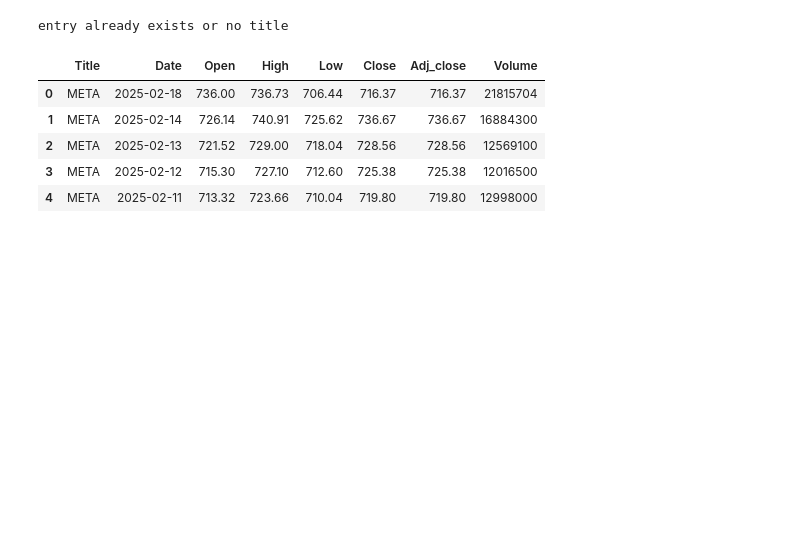
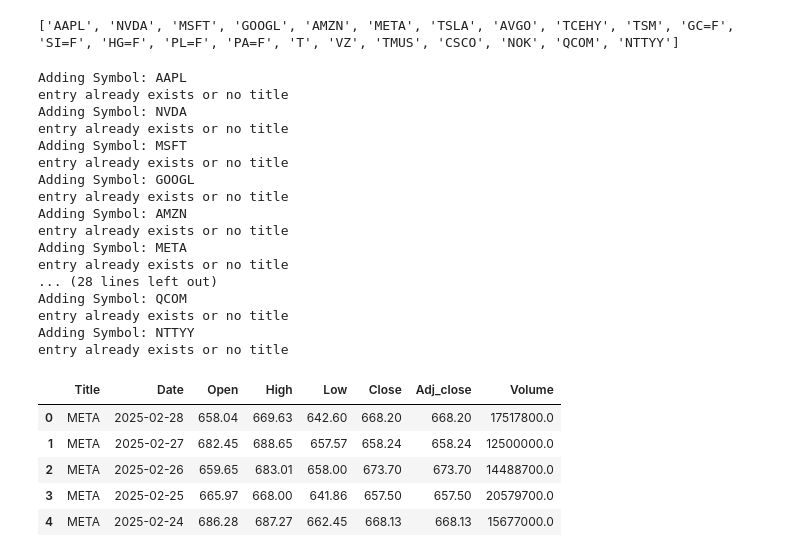
Before and after one commit to NaDub/MLFI_2025, a Jupyter notebook: Visualize/descriptive.ipynb, the cells around one changed output. Saved outputs shown, nothing was run; the diff lists cells and outputs as text; code cells hidden in the pictures; blank space fills up the shorter version.

```diff
--- a/Visualize/descriptive.ipynb
+++ b/Visualize/descriptive.ipynb
@@ -9,14 +10,76 @@ import pandas as pd
+# %%
+symbols_dict = {
+    'tech_symbols' : [
+        "AAPL",   # Apple Inc.
+        "NVDA",   # Nvidia Corporation
+        "MSFT",   # Microsoft Corporation
+        "GOOGL",  # Alphabet Inc. (classe A)
+        "AMZN",   # Amazon.com Inc.
+        "META",   # Meta Platforms Inc.
+        "TSLA",   # Tesla Inc.
+        "AVGO",   # Broadcom Inc.
+        "TCEHY",  # Tencent Holdings Ltd.
+        "TSM"     # Taiwan Semiconductor Manufacturing Company
+    ],
+
+    'commodities_symbols' : [
+        "GC=F",   # Or (Gold) - utilisé pour les semi-conducteurs et connecteurs électroniques
+        "SI=F",   # Argent (Silver) - utilisé dans les circuits imprimés et batteries
+        "HG=F",   # Cuivre (Copper) - essentiel pour le câblage et les cartes mères
+        #"AL=F",   # Aluminium (Aluminum) - utilisé dans la fabrication des boîtiers d’ordinateurs et de smartphones
+        "PL=F",   # Platine (Platinum) - utilisé dans certains composants électroniques et piles à combustible
+        "PA=F",   # Palladium (Palladium) - essentiel pour la fabrication de capteurs et composants électroniques
+        #"LMCADS03=GB",  # Cobalt (Cobalt) - indispensable pour les batteries lithium-ion
+        #"LTHM",   # Lithium (Lithium) - essentiel pour les batteries des véhicules électriques et smartphones
+        #"FEF=F",  # Minerai de fer (Iron Ore) - utilisé dans la construction d’équipements et de serveurs
+        #"ZNCADS03=GB"   # Zinc (Zinc) - utilisé pour le revêtement anticorrosion et certains alliages électroniques
+    ],
+
+    'telecom_symbols' : [
+        "T",      # AT&T Inc.
+        "VZ",     # Verizon Communications Inc.
+        "TMUS",   # T-Mobile US, Inc.
+        "CSCO",   # Cisco Systems, Inc.
+        "NOK",    # Nokia Corporation
+        #"ERIC",   # Ericsson (Telefonaktiebolaget LM Ericsson)
+        "QCOM",   # Qualcomm Incorporated
+        #"CHL",    # China Mobile Limited
+        "NTTYY",  # Nippon Telegraph and Telephone Corporation (NTT)
+        #"ORAN"    # Orange S.A.
+    ]
+}
+
+all_symbols = [symbol for category in symbols_dict.values() for symbol in category]
+print(all_symbols)
+# %% [output]
+['AAPL', 'NVDA', 'MSFT', 'GOOGL', 'AMZN', 'META', 'TSLA', 'AVGO', 'TCEHY', 'TSM', 'GC=F', 'SI=F', 'HG=F', 'PL=F', 'PA=F', 'T', 'VZ', 'TMUS', 'CSCO', 'NOK', 'QCOM', 'NTTYY']
 # %%
-df = get_data('META')
+df = get_data(all_symbols)
 df.head()
 # %% [output]
+Adding Symbol: AAPL
 entry already exists or no title
+Adding Symbol: NVDA
+entry already exists or no title
+Adding Symbol: MSFT
+entry already exists or no title
+Adding Symbol: GOOGL
+entry already exists or no title
+Adding Symbol: AMZN
+entry already exists or no title
+Adding Symbol: META
+entry already exists or no title
+... (28 lines left out)
+Adding Symbol: QCOM
+entry already exists or no title
+Adding Symbol: NTTYY
+entry already exists or no title
 |  | Title | Date | Open | High | Low | Close | Adj_close | Volume |
-| 0 | META | 2025-02-18 | 736.00 | 736.73 | 706.44 | 716.37 | 716.37 | 21815704 |
-| 1 | META | 2025-02-14 | 726.14 | 740.91 | 725.62 | 736.67 | 736.67 | 16884300 |
-| 2 | META | 2025-02-13 | 721.52 | 729.00 | 718.04 | 728.56 | 728.56 | 12569100 |
-| 3 | META | 2025-02-12 | 715.30 | 727.10 | 712.60 | 725.38 | 725.38 | 12016500 |
-| 4 | META | 2025-02-11 | 713.32 | 723.66 | 710.04 | 719.80 | 719.80 | 12998000 |
+| 0 | META | 2025-02-28 | 658.04 | 669.63 | 642.60 | 668.20 | 668.20 | 17517800.0 |
+| 1 | META | 2025-02-27 | 682.45 | 688.65 | 657.57 | 658.24 | 658.24 | 12500000.0 |
+| 2 | META | 2025-02-26 | 659.65 | 683.01 | 658.00 | 673.70 | 673.70 | 14488700.0 |
+| 3 | META | 2025-02-25 | 665.97 | 668.00 | 641.86 | 657.50 | 657.50 | 20579700.0 |
+| 4 | META | 2025-02-24 | 686.28 | 687.27 | 662.45 | 668.13 | 668.13 | 15677000.0 |
 # %%
 df.dtypes
 # %% [output]
```
Also changed, not shown: parts of 5 cells of this notebook, 1 other file.
